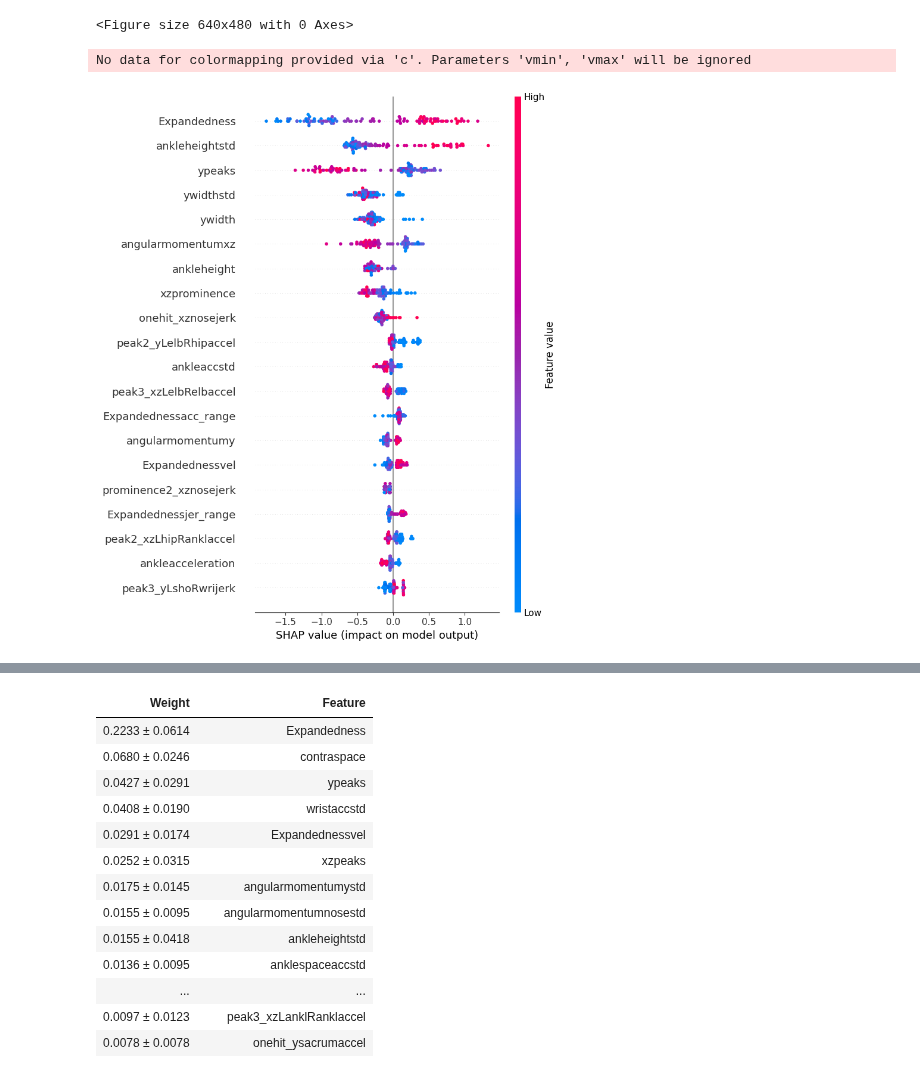
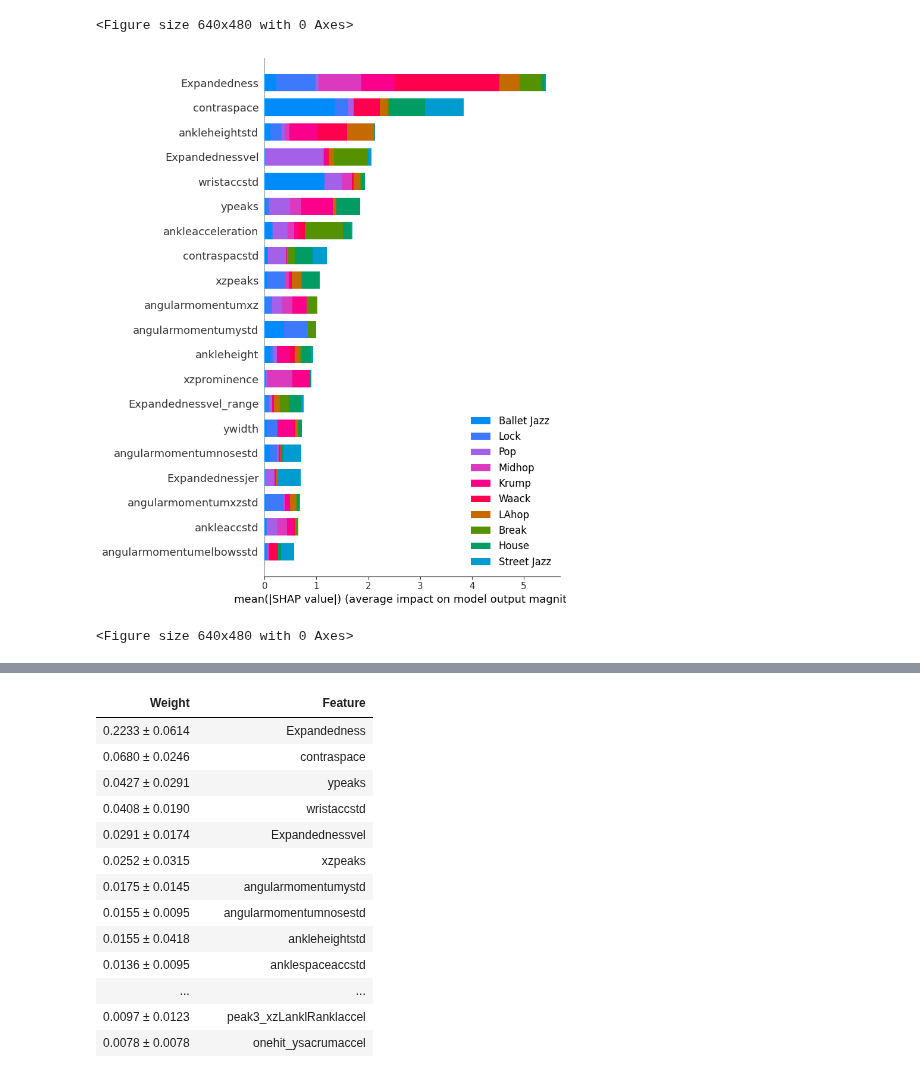
Before and after one commit to tBenBaker/MovementClassifier, a Jupyter notebook: DanceProj1/notebooks/03_inspectiondraft.ipynb, the cells around one changed output, grey strips where cells are left out. Cells and saved outputs as stored; diff of their text form; code cells hidden in the pictures.

Commit message:
more shap

```diff
--- a/DanceProj1/notebooks/03_inspectiondraft.ipynb
+++ b/DanceProj1/notebooks/03_inspectiondraft.ipynb
@@ -73,8 +73,11 @@ plt.savefig('../plots/XGBshapsummaryFull.png')
 ntree_limit is deprecated, use `iteration_range` or model slicing instead.
 [figure]
 <Figure size 640x480 with 0 Axes>
-# %%
-shap.summary_plot(shap_values[3], X_test)
-# %% [output]
-No data for colormapping provided via 'c'. Parameters 'vmin', 'vmax' will be ignored
-[figure, removed]
+# %%
+X_BJazz = X_test[y_pred==np.where(labels=='Ballet Jazz')[0][0]]
+shap_values_BJazz = explainer.shap_values(X_BJazz)
+shap.summary_plot(shap_values_BJazz, X_BJazz, class_names=labels, plot_type="bar", title='Shapley Summary Plot for BJAzz')
+plt.savefig('../plots/XGBshapsummaryBJAzz.png')
+# %% [output]
+[figure, added]
+<Figure size 640x480 with 0 Axes>
```
Also changed, not shown: parts of 3 cells of this notebook, 3 other files.
